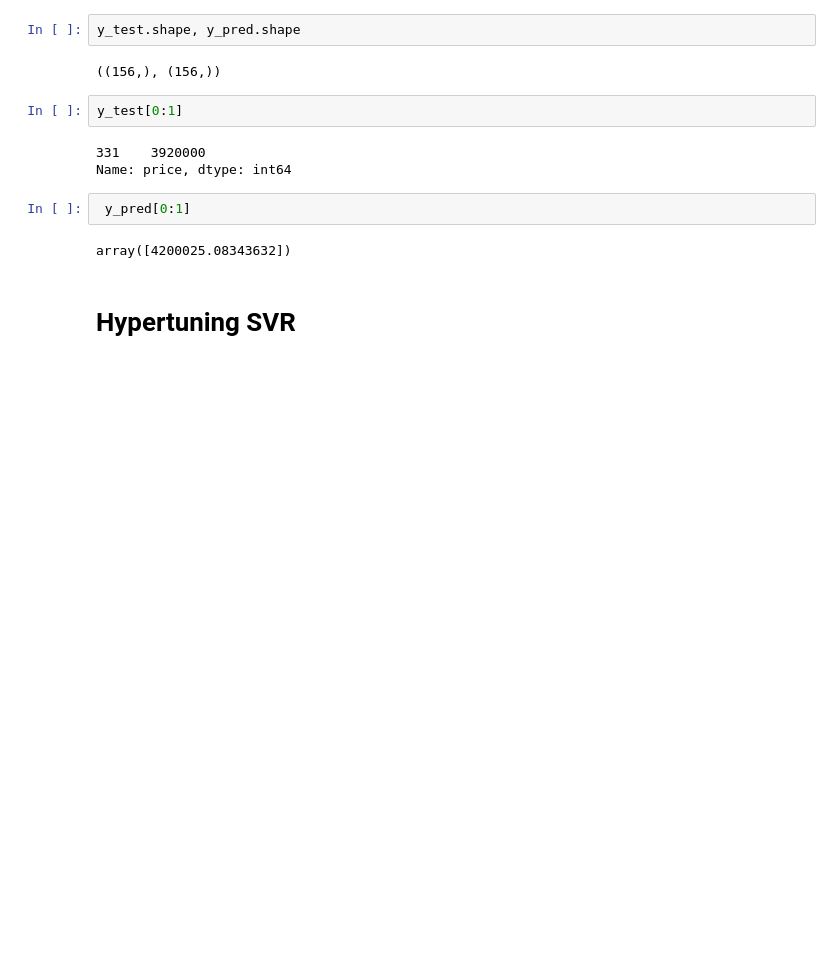
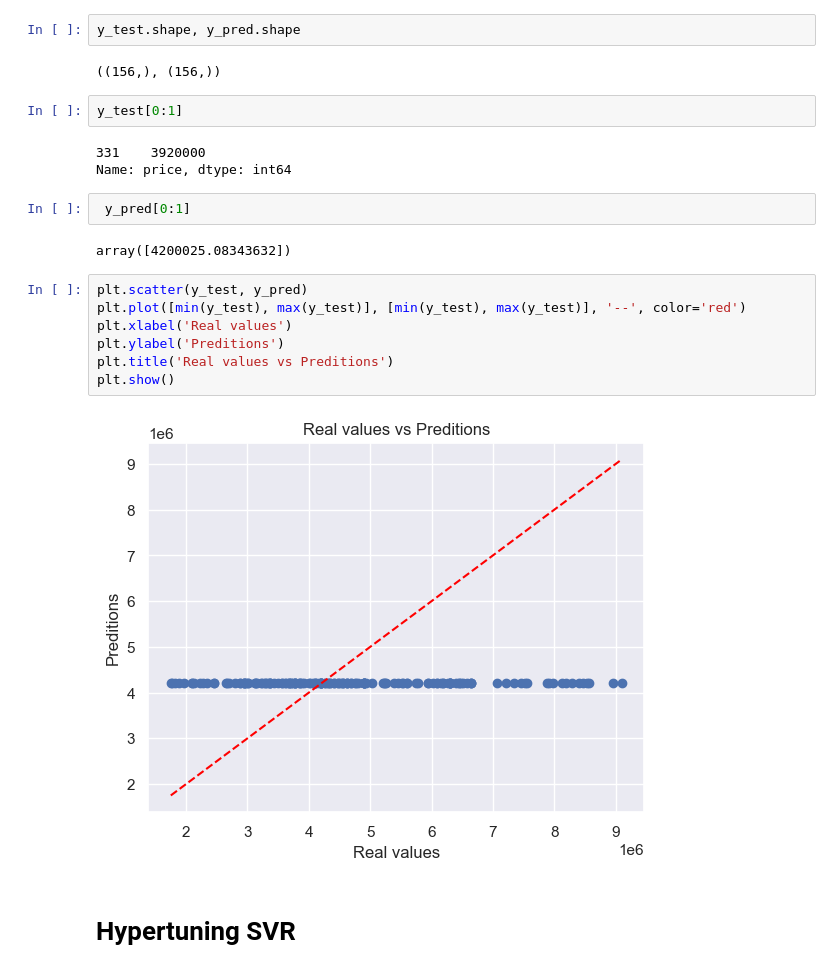
Before and after one commit to 2024068/Machine-Learning-CA1, a Jupyter notebook: CA1-Machinelearning-AlinaLozano.ipynb, the cells around one changed output. Drawn from its saved outputs; the diff is of its cells as text; blank space fills up the shorter version.

```diff
--- a/CA1-Machinelearning-AlinaLozano.ipynb
+++ b/CA1-Machinelearning-AlinaLozano.ipynb
@@ -412,6 +420,15 @@ Name: price, dtype: int64
  y_pred[0:1]
 # %% [output]
 array([4200025.08343632])
+# %%
+plt.scatter(y_test, y_pred)
+plt.plot([min(y_test), max(y_test)], [min(y_test), max(y_test)], '--', color='red')
+plt.xlabel('Real values')
+plt.ylabel('Preditions')
+plt.title('Real values vs Preditions')
+plt.show()
+# %% [output]
+[figure, added]
 # %% [markdown]
 # Hypertuning SVR
 # %%
```
Also changed, not shown: parts of 15 cells of this notebook.
